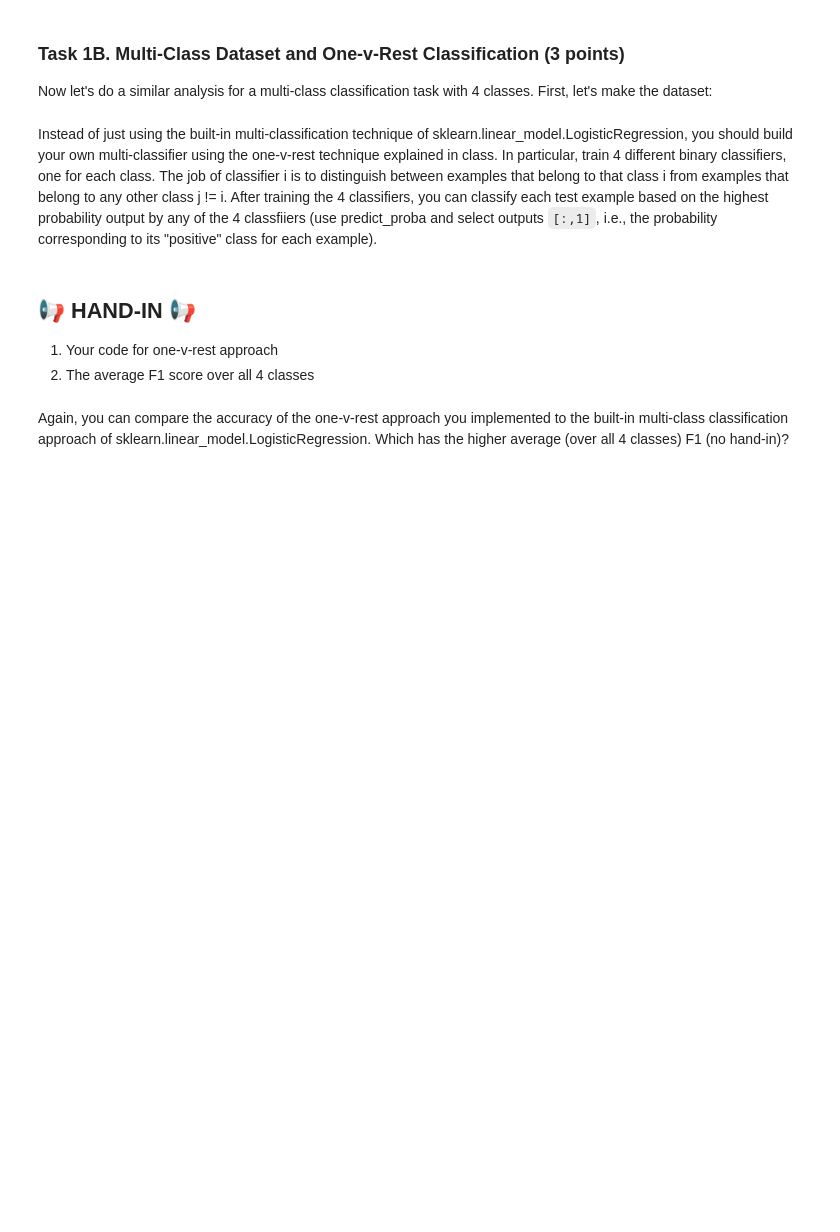
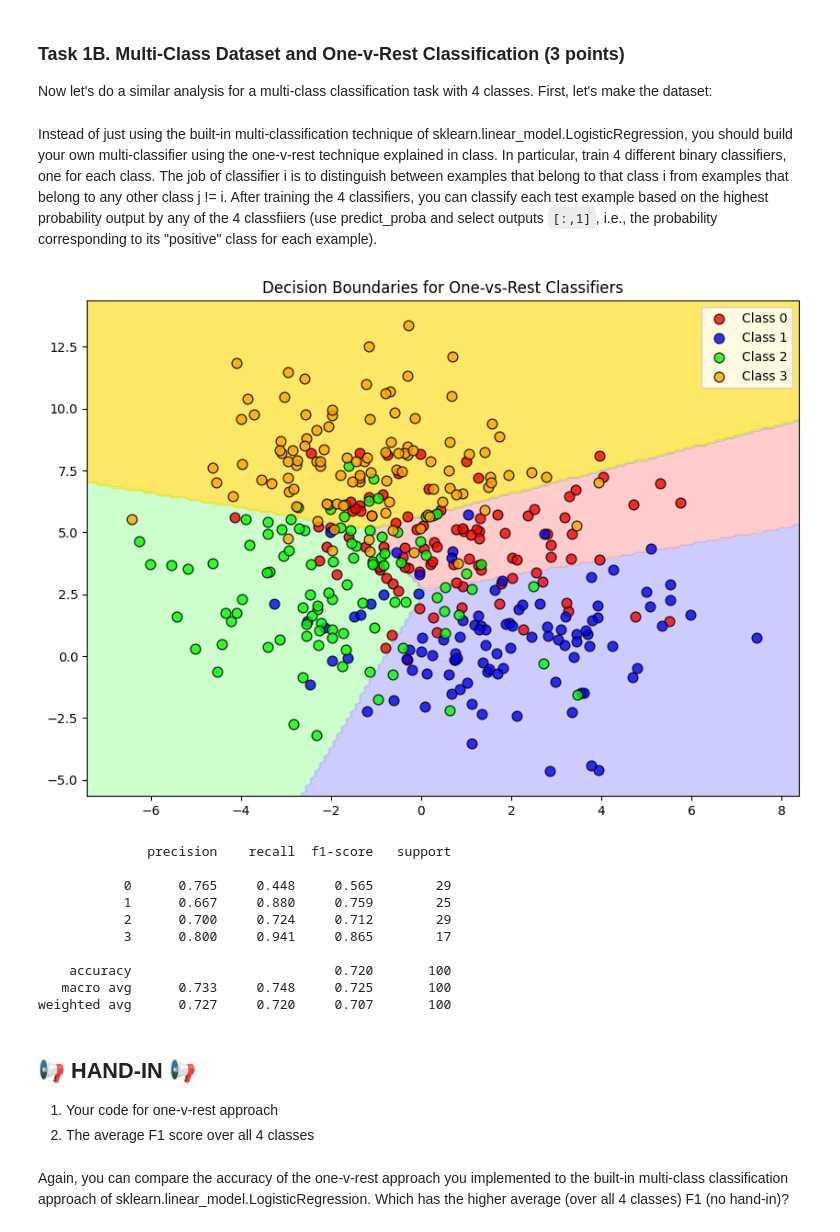
Before and after one commit to noelfischer/mldm_praktika, a Jupyter notebook: L05_Supervised_Learning_LAB_ASSIGNMENT.ipynb, the cells around one changed output. Saved outputs shown, nothing was run; the diff lists cells and outputs as text; code cells hidden in the pictures; blank space fills up the shorter version.

```diff
--- a/L05_Supervised_Learning_LAB_ASSIGNMENT.ipynb
+++ b/L05_Supervised_Learning_LAB_ASSIGNMENT.ipynb
@@ -86,3 +142,35 @@ print(classification_report(y_test, yhat, digits=3))
+# %%
+# TODO: implement one-v-rest multi-class classifier
+classifiers = {}
+n_classes = len(np.unique(y))
+
+for i in range(n_classes):
+    y_train_binary = (y_train == i).astype(int)
+    clf = LogisticRegression(random_state=RANDOM_SEED)
+    clf.fit(X_train, y_train_binary)
+    classifiers[i] = clf
+
+y_test_pred_proba = np.zeros((X_test.shape[0], n_classes))
+for i, clf in classifiers.items():
+    y_test_pred_proba[:, i] = clf.predict_proba(X_test)[:, 1]
+
+yhat = np.argmax(y_test_pred_proba, axis=1)
+
+# Evaluate the classifier
+plot_decision_boundaries(X_train, y_train, classifiers, n_classes, title="Decision Boundaries for One-vs-Rest Classifiers")
+print(classification_report(y_test, yhat, digits=3))
+# %% [output]
+[figure, added]
+              precision    recall  f1-score   support
+
+           0      0.765     0.448     0.565        29
+           1      0.667     0.880     0.759        25
+           2      0.700     0.724     0.712        29
+           3      0.800     0.941     0.865        17
+
+    accuracy                          0.720       100
+   macro avg      0.733     0.748     0.725       100
+weighted avg      0.727     0.720     0.707       100
 # %% [markdown]
 ## 📢 **HAND-IN** 📢
 
```
Also changed, not shown: parts of 17 cells of this notebook.
